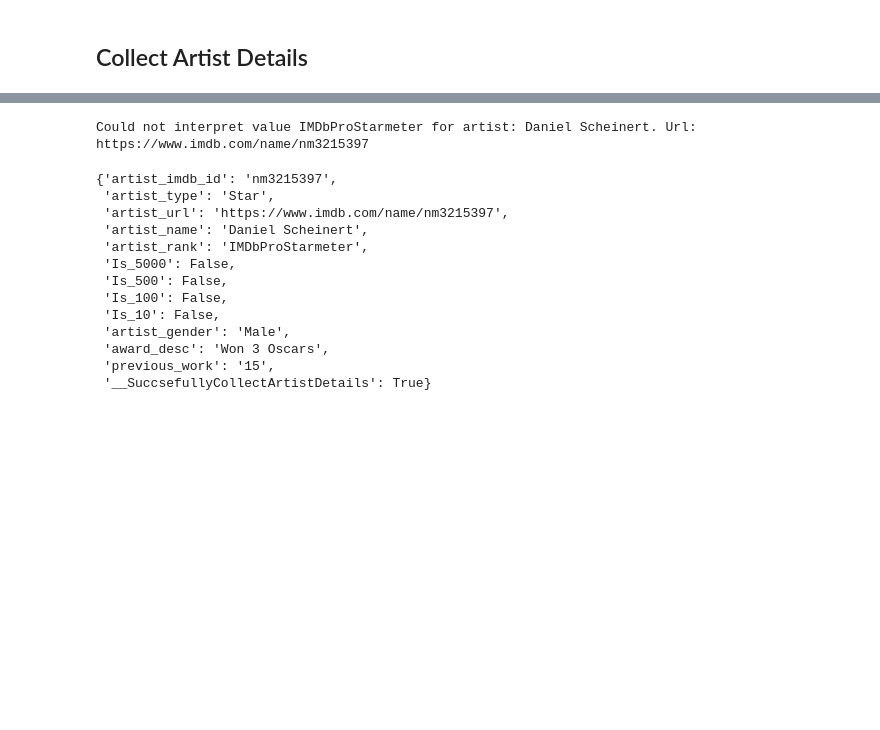
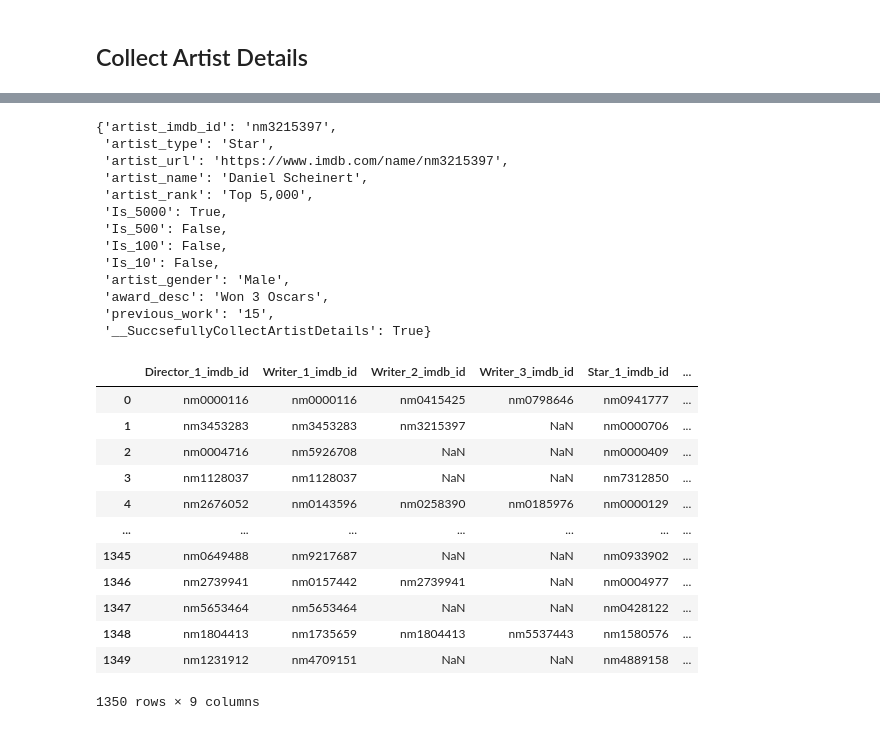
Before and after one commit to OmerRosen/Imdb-Prediction-Model, a Jupyter notebook: IMDB_2022_Hit_or_Flop.ipynb, the cells around one changed output, grey strips where cells are left out. Drawn from its saved outputs; the diff is of its cells as text; code cells hidden in the pictures; blank space fills up the shorter version.

```diff
--- a/IMDB_2022_Hit_or_Flop.ipynb
+++ b/IMDB_2022_Hit_or_Flop.ipynb
@@ -670,7 +683,7 @@ def extract_artist_info(artist_imdb_id,col_name):
     artist_name = artist_page_soup.find('h1',{'data-testid':'hero__pageTitle'}).find('span').text.strip()
     artist_dict['artist_name'] = artist_name
 
-
+    artist_dict.update(collect_artist_rank(artist_page_soup,artist_imdb_id,artist_url_page))
 
     artist_bio = artist_page_soup.find('div',{'class':'ipc-html-content-inner-div'}).text
     artist_gender = assume_gender(artist_bio)
@@ -688,9 +701,9 @@ def extract_artist_info(artist_imdb_id,col_name):
 
     try:
       previous_work = artist_page_soup.find('h3',string=artist_title).find_next().find('li', string="Previous").find_next_sibling().text
-    except e:
+    except Exception as ex:
       previous_work = 0
-      print(f"Unable to get previous work for artist: {artist_name}. Url: {artist_url_page}")
+      print(f"Unable to get previous work for {artist_title}: {artist_name}. Url: {artist_url_page}")
     artist_dict['previous_work'] = previous_work
     artist_dict['__SuccsefullyCollectArtistDetails'] = True;
 
@@ -704,20 +717,35 @@ artist_imdb_id = "nm3215397"
 col_name = "Star_3_imdb_id"
 extract_artist_info(artist_imdb_id,col_name)
 # %% [output]
-Could not interpret value IMDbProStarmeter for artist: Daniel Scheinert. Url: https://www.imdb.com/name/nm3215397
+{'artist_imdb_id': 'nm3215397',
+ 'artist_type': 'Star',
+ 'artist_url': 'https://www.imdb.com/name/nm3215397',
+ 'artist_name': 'Daniel Scheinert',
+ 'artist_rank': 'Top 5,000',
+ 'Is_5000': True,
+ 'Is_500': False,
+ 'Is_100': False,
+ 'Is_10': False,
+ 'artist_gender': 'Male',
+ 'award_desc': 'Won 3 Oscars',
+ 'previous_work': '15',
+ '__SuccsefullyCollectArtistDetails': True}
-{'artist_imdb_id': 'nm3215397',
- 'artist_type': 'Star',
- 'artist_url': 'https://www.imdb.com/name/nm3215397',
- 'artist_name': 'Daniel Scheinert',
- 'artist_rank': 'IMDbProStarmeter',
- 'Is_5000': False,
- 'Is_500': False,
- 'Is_100': False,
- 'Is_10': False,
- 'artist_gender': 'Male',
- 'award_desc': 'Won 3 Oscars',
- 'previous_work': '15',
- '__SuccsefullyCollectArtistDetails': True}
+# %%
+movie_dataset[artist_cols]
+# %% [output]
+|  | Director_1_imdb_id | Writer_1_imdb_id | Writer_2_imdb_id | Writer_3_imdb_id | Star_1_imdb_id | ... |
+| 0 | nm0000116 | nm0000116 | nm0415425 | nm0798646 | nm0941777 | ... |
+| 1 | nm3453283 | nm3453283 | nm3215397 | NaN | nm0000706 | ... |
+| 2 | nm0004716 | nm5926708 | NaN | NaN | nm0000409 | ... |
+| 3 | nm1128037 | nm1128037 | NaN | NaN | nm7312850 | ... |
+| 4 | nm2676052 | nm0143596 | nm0258390 | nm0185976 | nm0000129 | ... |
+| ... | ... | ... | ... | ... | ... | ... |
+| 1345 | nm0649488 | nm9217687 | NaN | NaN | nm0933902 | ... |
+| 1346 | nm2739941 | nm0157442 | nm2739941 | NaN | nm0004977 | ... |
+| 1347 | nm5653464 | nm5653464 | NaN | NaN | nm0428122 | ... |
+| 1348 | nm1804413 | nm1735659 | nm1804413 | nm5537443 | nm1580576 | ... |
+| 1349 | nm1231912 | nm4709151 | NaN | NaN | nm4889158 | ... |
+1350 rows × 9 columns
 # %%
 artists_list = {}
 
```
Also changed, not shown: parts of 7 cells of this notebook.
